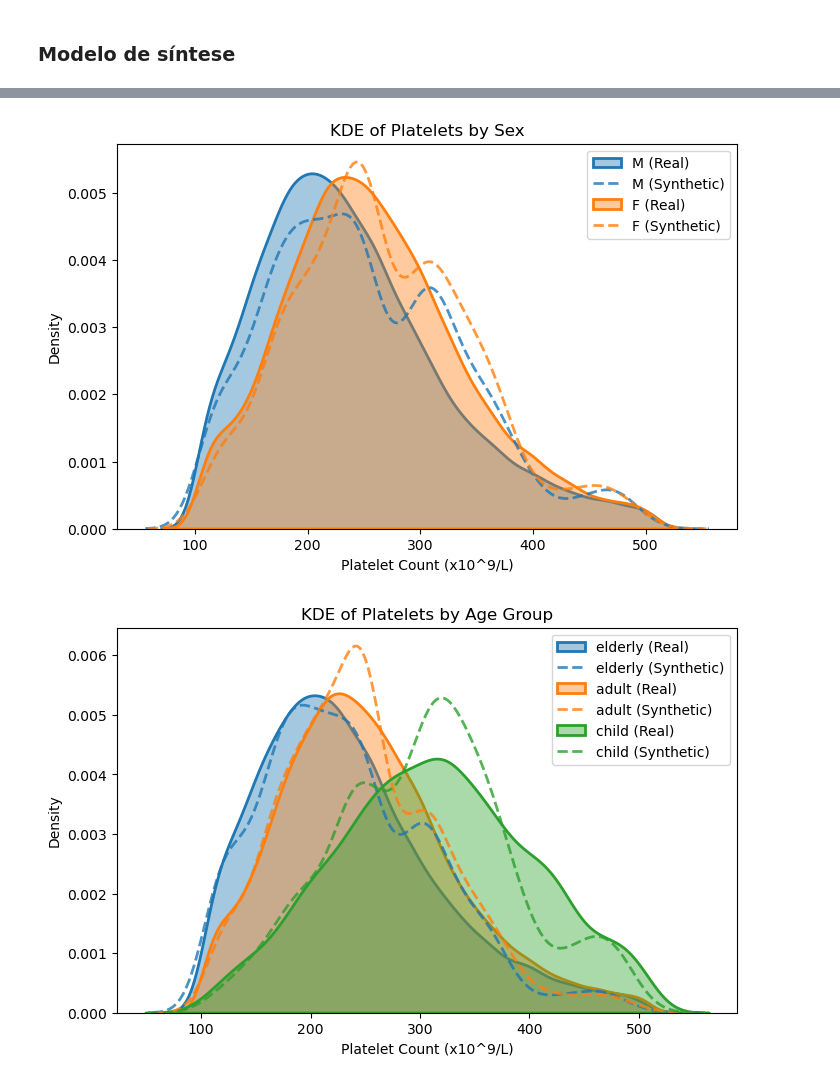
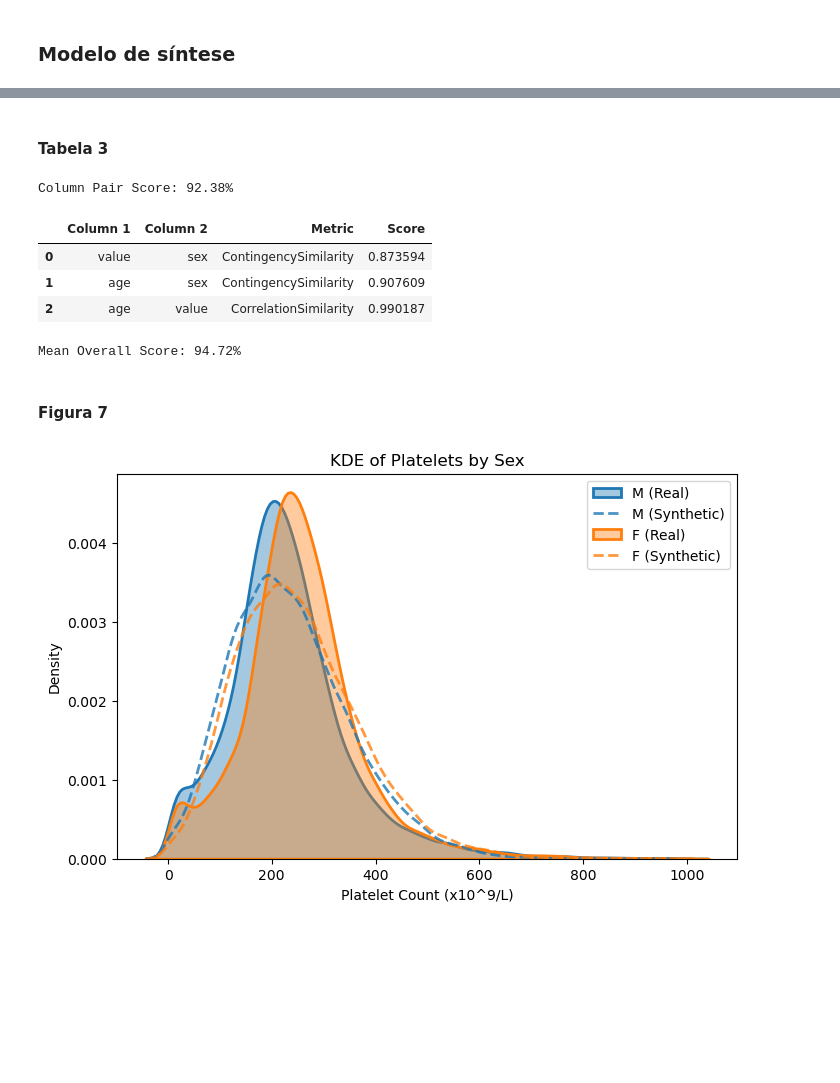
Before and after one commit to krisandre7/ia376n_ia_generativa, a Jupyter notebook: tarefa.ipynb, the cells around one changed output, grey strips where cells are left out. Saved outputs shown, nothing was run; the diff lists cells and outputs as text; code cells hidden in the pictures; blank space fills up the shorter version.

```diff
--- a/tarefa.ipynb
+++ b/tarefa.ipynb
@@ -397,7 +402,7 @@ def remove_outliers_log_iqr(df, column='value', multiplier=1.5):
 
     return df_filtered
 
-df = remove_outliers_log_iqr(df, column='value', multiplier=1)
+# df = remove_outliers_log_iqr(df, column='value', multiplier=1)
 # %% [output]
 Number of exams with value > 1200 x 10³/μL: 22 (0.03%)
 Number of exams with value < 50 x 10³/μL: 2490 (3.93%)
@@ -1208,3 +900,0 @@ DataFrameGroupBy.apply operated on the grouping columns. This behavior is deprec
-# %%
-age_references = build_age_references(df)
-synthetic_df = generate_synthetic_ages(synthetic_df, age_references)
@@ -1232,8 +952,55 @@ synthetic_df
+# %% [markdown]
+#### Tabela 3
+# %%
+sex_value_metric = ContingencySimilarity.compute(
+    real_data=copula_df[['value', 'sex']],
+    synthetic_data=synthetic_df[['value', 'sex']],
+    num_discrete_bins=100,
+    continuous_column_names=['value'],
+)
+
+sex_age_metric = ContingencySimilarity.compute(
+    real_data=copula_df[['age', 'sex']],
+    synthetic_data=synthetic_df[['age', 'sex']],
+    num_discrete_bins=100,
+    continuous_column_names=['age'],
+)
+
+
+age_value_metric = CorrelationSimilarity.compute(
+    real_data=copula_df[['age', 'value']],
+    synthetic_data=synthetic_df[['age', 'value']]
+)
+
+# Create a comparison metrics dataframe
+comparison_metrics = pd.DataFrame({
+    'Column 1': ['value', 'age', 'age'],
+    'Column 2': ['sex', 'sex', 'value'],
+    'Metric': ['ContingencySimilarity', 'ContingencySimilarity', 'CorrelationSimilarity'],
+    'Score': [sex_value_metric, sex_age_metric, age_value_metric]
+})
+
+print(f"Column Pair Score: {comparison_metrics['Score'].mean() * 100:.2f}%")
+comparison_metrics
+# %% [output]
+Column Pair Score: 92.38%
+|  | Column 1 | Column 2 | Metric | Score |
+| 0 | value | sex | ContingencySimilarity | 0.873594 |
+| 1 | age | sex | ContingencySimilarity | 0.907609 |
+| 2 | age | value | CorrelationSimilarity | 0.990187 |
+# %%
+print(f"Mean Overall Score: {(column_shapes.Score.mean() + comparison_metrics.Score.mean()) / 2 * 100:.2f}%")
+# %% [output]
+Mean Overall Score: 94.72%
+# %% [markdown]
+#### Figura 7
 # %%
+# add age groups for visualizations
+add_age_group(synthetic_df)
+add_age_group(copula_df)
+
 df_synth_platelets = preprocess_platelets(synthetic_df)
-plot_platelets_by_sex(df_platelets, df_synth_platelets)
-plot_platelets_by_age_group(df_platelets, df_synth_platelets)
-plot_platelets_entire_dataset(df_platelets, df_synth_platelets)
+df_copula_platelets = preprocess_platelets(copula_df)
+plot_platelets_by_sex(df_copula_platelets, df_synth_platelets)
 # %% [output]
-[figure, old version]
+[figure, new version]
-[figure, removed]
```
Also changed, not shown: parts of 44 cells of this notebook.
